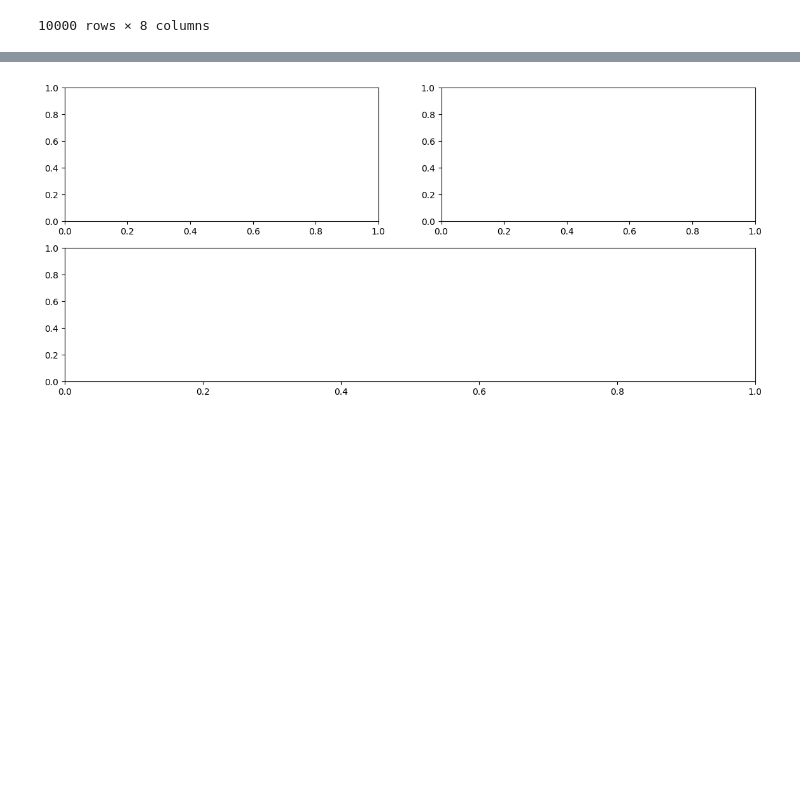
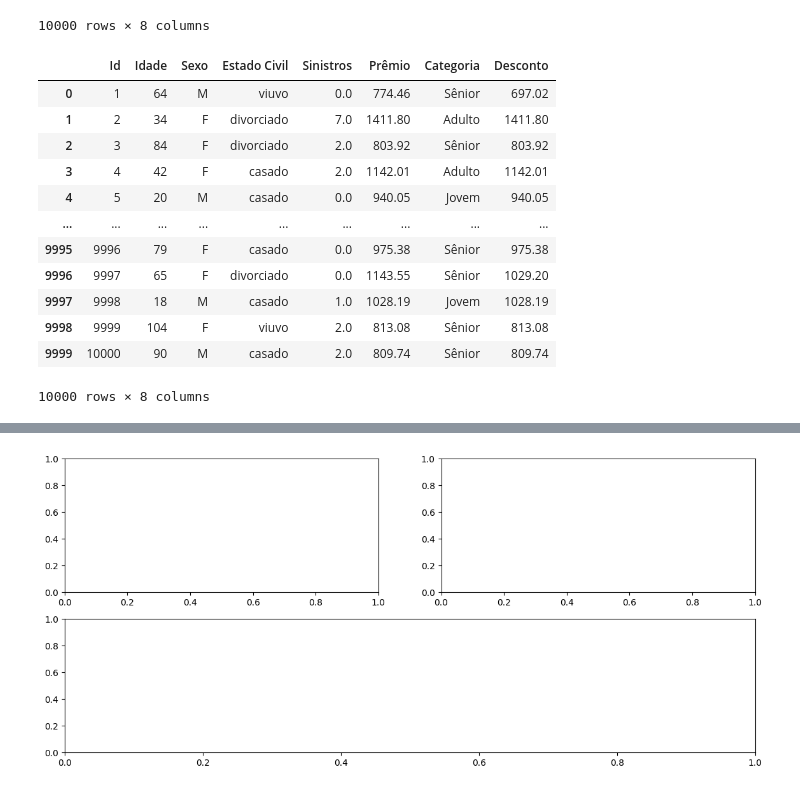
Before and after one commit to erikagascao/alura_data, a Jupyter notebook: semana8.ipynb, the cells around one changed output, grey strips where cells are left out. Cells and saved outputs as stored; diff of their text form; code cells hidden in the pictures; blank space fills up the shorter version.

```diff
--- a/semana8.ipynb
+++ b/semana8.ipynb
@@ -37,9 +37,23 @@ dados
 | 9999 | 10000 | 90 | M | casado | 2.0 | 809.741555 | Sênior | 809.741555 |
 10000 rows × 8 columns
 # %%
-dados['Prêmio']=dados['Prêmio'].round(2)
-dados['Desconto']=dados['Desconto'].round(2)
+dados[['Prêmio','Desconto']]=dados[['Prêmio','Desconto']].round(2)
+#dados=dados.round({'Prêmio':2,"Desconto":2})
 dados
+# %% [output]
+|  | Id | Idade | Sexo | Estado Civil | Sinistros | Prêmio | Categoria | Desconto |
+| 0 | 1 | 64 | M | viuvo | 0.0 | 774.46 | Sênior | 697.02 |
+| 1 | 2 | 34 | F | divorciado | 7.0 | 1411.80 | Adulto | 1411.80 |
+| 2 | 3 | 84 | F | divorciado | 2.0 | 803.92 | Sênior | 803.92 |
+| 3 | 4 | 42 | F | casado | 2.0 | 1142.01 | Adulto | 1142.01 |
+| 4 | 5 | 20 | M | casado | 0.0 | 940.05 | Jovem | 940.05 |
+| ... | ... | ... | ... | ... | ... | ... | ... | ... |
+| 9995 | 9996 | 79 | F | casado | 0.0 | 975.38 | Sênior | 975.38 |
+| 9996 | 9997 | 65 | F | divorciado | 0.0 | 1143.55 | Sênior | 1029.20 |
+| 9997 | 9998 | 18 | M | casado | 1.0 | 1028.19 | Jovem | 1028.19 |
+| 9998 | 9999 | 104 | F | viuvo | 2.0 | 813.08 | Sênior | 813.08 |
+| 9999 | 10000 | 90 | M | casado | 2.0 | 809.74 | Sênior | 809.74 |
+10000 rows × 8 columns
 # %%
 # dados.pop('Desconto')
 # del dados['Desconto']
```
Also changed, not shown: parts of 2 cells of this notebook.
